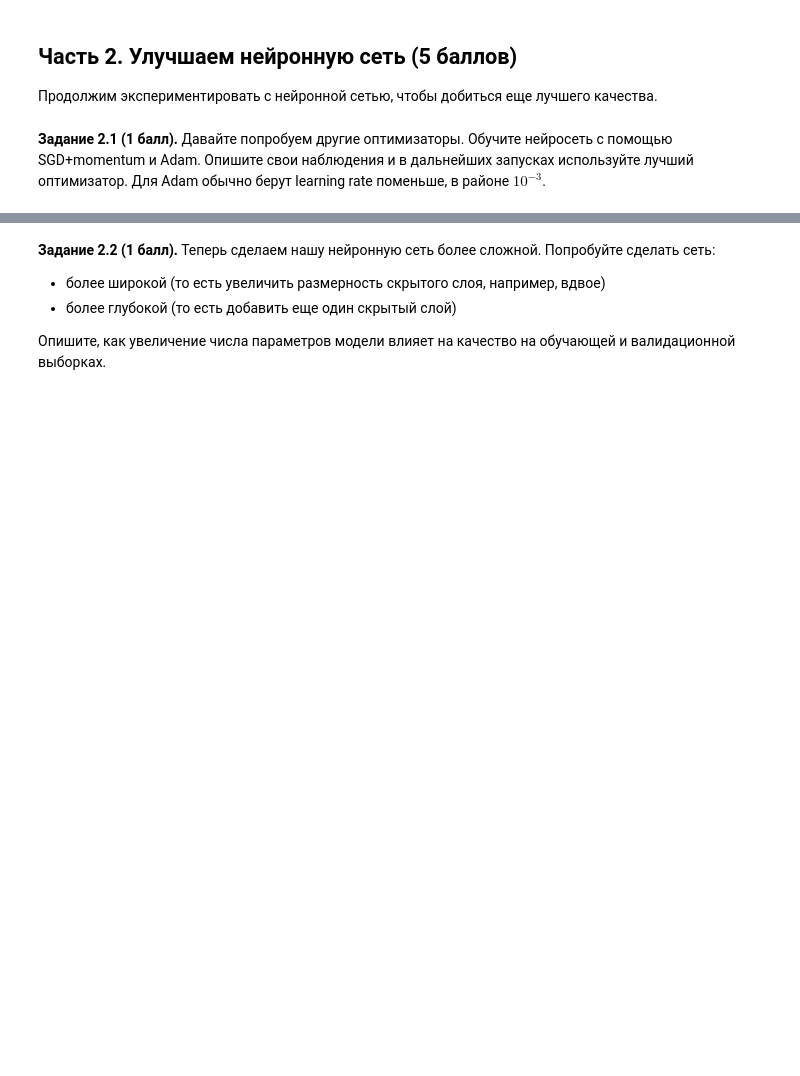
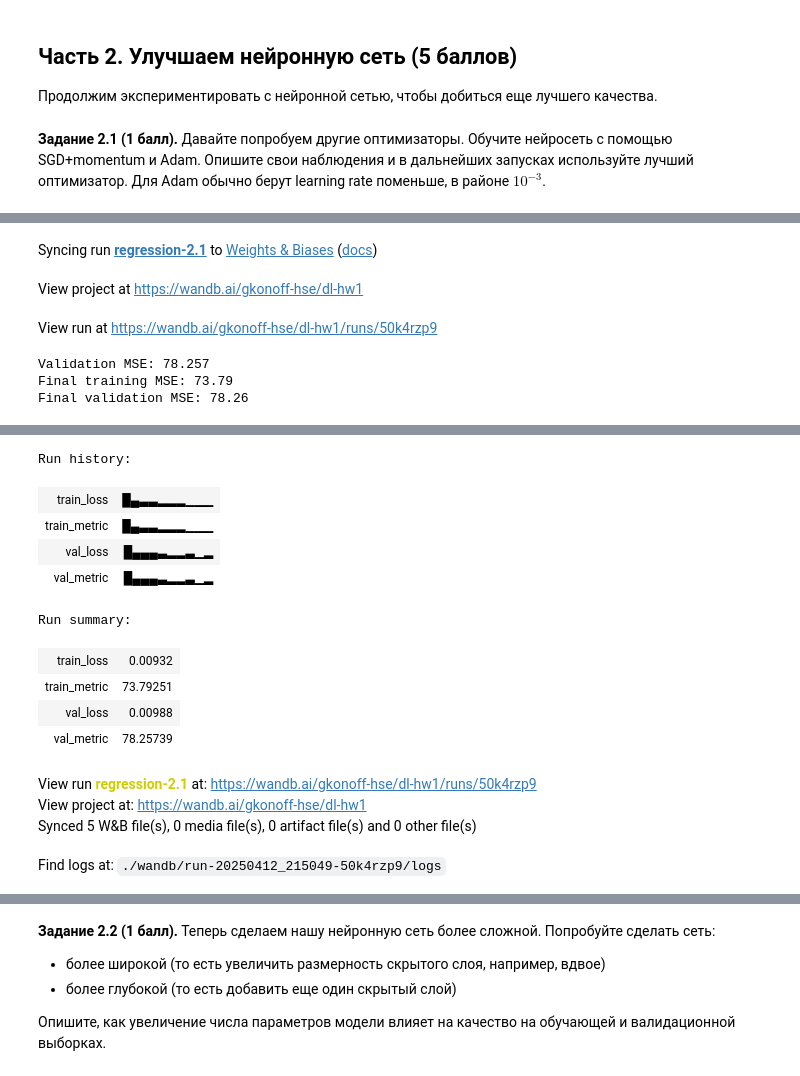
Before and after one commit to psaw/hse-ai24-dl, a Jupyter notebook: homeworks/HW1/HW1_Light.ipynb, the cells around one changed output, grey strips where cells are left out. Drawn from its saved outputs; the diff is of its cells as text; code cells hidden in the pictures; blank space fills up the shorter version.

```diff
--- a/homeworks/HW1/HW1_Light.ipynb
+++ b/homeworks/HW1/HW1_Light.ipynb
@@ -827,38 +877,60 @@ wandb.finish()
 # %%
 # YOUR CODE HERE (－.－)...zzzZZZzzzZZZ
 
-# Зададим сеть - та же, что и раньше
+# Зададим сеть
 input_size = X_train.shape[1]  # Число признаков (90)
 hidden_size = 128
-regression_model_Adam = nn.Sequential(
+model_2_1_2 = nn.Sequential(
     nn.Linear(input_size, hidden_size),
     nn.ReLU(),
     nn.Linear(hidden_size, 1),
     nn.Sigmoid()  # Sigmoid для нормализации выхода в [0, 1]
 )
 
-# Оптимизатор SGD+momentum
-lr = 1e-3  # Learning rate
+lr = 1e-3
+num_epochs = 10
+batch_size = 32
 betas = (0.9, 0.999)
 eps = 1e-8
-optimizer_Adam = torch.optim.Adam(
-    regression_model_Adam.parameters(),
-    lr=lr,
-    betas=betas,
-    eps=eps
-)
 
-num_epochs = 15
-train_mse_Adam, val_mse_Adam= train_and_validate(
-    model=regression_model_Adam,
-    optimizer=optimizer_Adam,
+# инициализируем проект
+wandb.init(project="dl-hw1", name="regression-2.1",
+           config={
+            "model": "90->128->1+Sigmoid (regression+normalization)",
+            "batch_size": batch_size,
+            "hidden_size": hidden_size,
+            "learning_rate": lr,
+            "dataset": "scaled target + features",
+            "optimizer": "Adam",
+            "loss": "MSELoss",
+            "metric": "MSE",
+            "num_epochs": num_epochs,
+            "betas": betas,
+            "eps": eps
+},)
+# сохраняем параметры сетки в wandb + просим следить за градиентами сетки
+wandb.watch(model_2_1_2, log="all", log_freq=10)
+wandb.config.update(model_2_1_2.state_dict())
+
+# Запускаем модель
+train_mse, val_mse = train_and_validate(
+    model=model_2_1_2,
+    optimizer=torch.optim.Adam(
+        model_2_1_2.parameters(),
+        lr=lr,
+        betas=betas,
+        eps=eps
+    ),
     criterion=nn.MSELoss(),
-    metric=criterion_scaled,
-    train_loader=train_loader_scaled,
-    val_loader=val_loader_scaled,
+    metric=lambda y_pred, y_true: (denormalize(y_pred.reshape(-1)) - denormalize(y_true.reshape(-1))).pow(2).mean(),
+    train_loader=DataLoader(train_dataset, batch_size=batch_size, shuffle=True),
+    val_loader=DataLoader(val_dataset, batch_size=batch_size),
     num_epochs=num_epochs,
     verbose=True,
+    wandb=wandb,
 )
+print(f"Final training MSE: {train_mse:.2f}")
+print(f"Final validation MSE: {val_mse:.2f}")
 
-print(f"Regression model (scaled) training MSE: {train_mse_Adam:.2f}")
-print(f"Regression model (scaled) validation MSE: {val_mse_Adam:.2f}")
+wandb.finish()
+# %% [output]
@@ -864,0 +939,6 @@ print(f"Regression model (scaled) validation MSE: {val_mse_Adam:.2f}")
+Syncing run regression-2.1 to Weights & Biases (docs)
+View project at https://wandb.ai/gkonoff-hse/dl-hw1
+View run at https://wandb.ai/gkonoff-hse/dl-hw1/runs/50k4rzp9
+Validation MSE: 78.257
+Final training MSE: 73.79
+Final validation MSE: 78.26
@@ -864,0 +946,14 @@ print(f"Regression model (scaled) validation MSE: {val_mse_Adam:.2f}")
+Run history:
+| train_loss | █▄▃▃▂▂▂▁▁▁ |
+| train_metric | █▄▃▃▂▂▂▁▁▁ |
+| val_loss | █▄▄▄▃▂▂▃▁▂ |
+| val_metric | █▄▄▄▃▂▂▃▁▂ |
+Run summary:
+| train_loss | 0.00932 |
+| train_metric | 73.79251 |
+| val_loss | 0.00988 |
+| val_metric | 78.25739 |
+View run regression-2.1 at: https://wandb.ai/gkonoff-hse/dl-hw1/runs/50k4rzp9
+View project at: https://wandb.ai/gkonoff-hse/dl-hw1
+Synced 5 W&B file(s), 0 media file(s), 0 artifact file(s) and 0 other file(s)
+Find logs at: ./wandb/run-20250412_215049-50k4rzp9/logs
```
Also changed, not shown: parts of 26 cells of this notebook.
